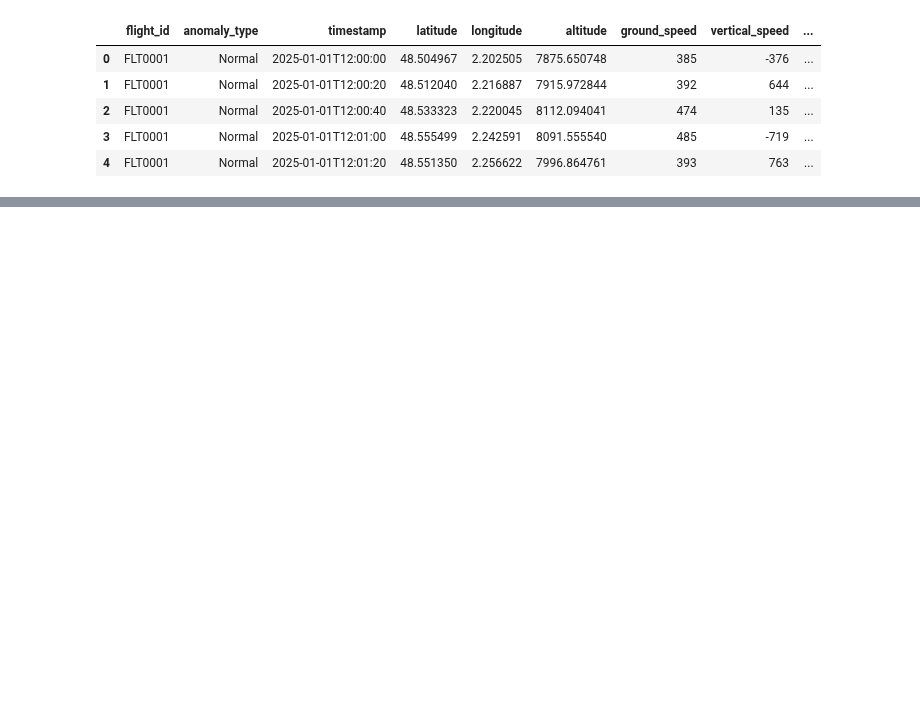
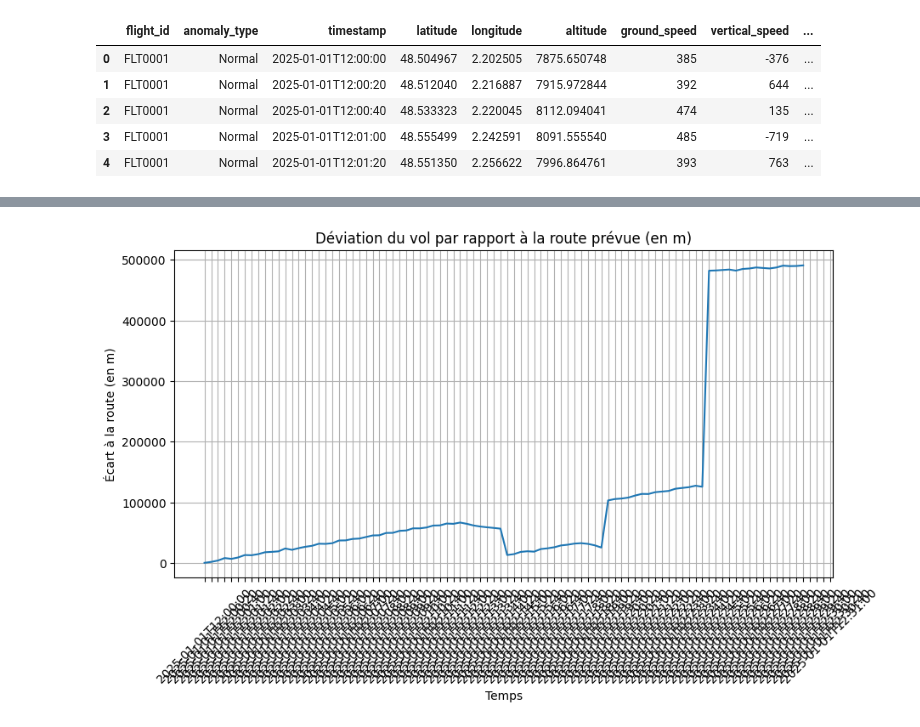
Before and after one commit to MGentieu/Data_analytics_aircraft_messages, a Jupyter notebook: Projet/GENTIEU_GOUESSE_Projet.ipynb, the cells around one changed output, grey strips where cells are left out. Cells and saved outputs as stored; diff of their text form; code cells hidden in the pictures; blank space fills up the shorter version.

```diff
--- a/Projet/GENTIEU_GOUESSE_Projet.ipynb
+++ b/Projet/GENTIEU_GOUESSE_Projet.ipynb
@@ -202,13 +202,12 @@ def generate_polyline(flight_df):
 
   #Dernier Point
   latN, longN = flight_df.iloc[-1]["latitude"], flight_df.iloc[-1]["longitude"]
-  polyline = f"{lat0},{long0}"
+
 
   #Point médian réaliste:
   mid_idx = len(flight_df) // 2
   mid_lat, mid_long = flight_df.iloc[mid_idx]["latitude"], flight_df.iloc[mid_idx]["longitude"]
-  polyline += f"{mid_lat},{mid_long}"
-  polyline += f"{latN},{longN}"
+  polyline=f"{lat0},{long0};{mid_lat},{mid_long};{latN},{longN}"
 
   return polyline
 
@@ -226,6 +225,8 @@ df.head()
 | 3 | FLT0001 | Normal | 2025-01-01T12:01:00 | 48.555499 | 2.242591 | 8091.555540 | 485 | -719 | ... |
 | 4 | FLT0001 | Normal | 2025-01-01T12:01:20 | 48.551350 | 2.256622 | 7996.864761 | 393 | 763 | ... |
 # %%
+df["intended_route_polyline"]=df["intended_route_polyline"].astype(str)
+
 def decode_polyline(polyline):
   if not isinstance(polyline, str):
     return []
@@ -235,5 +236,6 @@ def decode_polyline(polyline):
   except:
     return []
 
-df["intended_route_polyline"].iloc[0], type(df["intended_route_polyline"].iloc[0])
+df["route_points"]=df["intended_route_polyline"].apply(decode_polyline)
+df[["intended_route_polyline", "route_points"]].head()
 # %% [output]
@@ -241,0 +291,13 @@ df["intended_route_polyline"].iloc[0], type(df["intended_route_polyline"].iloc[0
+# %%
+sample = df[df["flight_id"] == df["flight_id"].iloc[0]]
+
+plt.figure(figsize=(10,5))
+plt.plot(sample["timestamp"], sample["deviation_m"])
+plt.xticks(rotation=45)
+plt.title("Déviation du vol par rapport à la route prévue (en m)")
+plt.xlabel("Temps")
+plt.ylabel("Écart à la route (en m)")
+plt.grid(True)
+plt.show()
+# %% [output]
+[figure, added]
```
Also changed, not shown: parts of 7 cells of this notebook.
